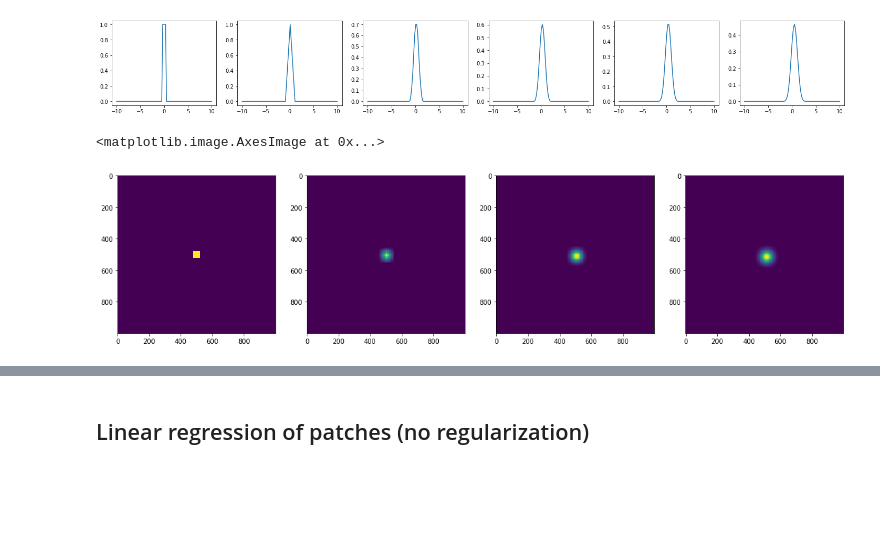
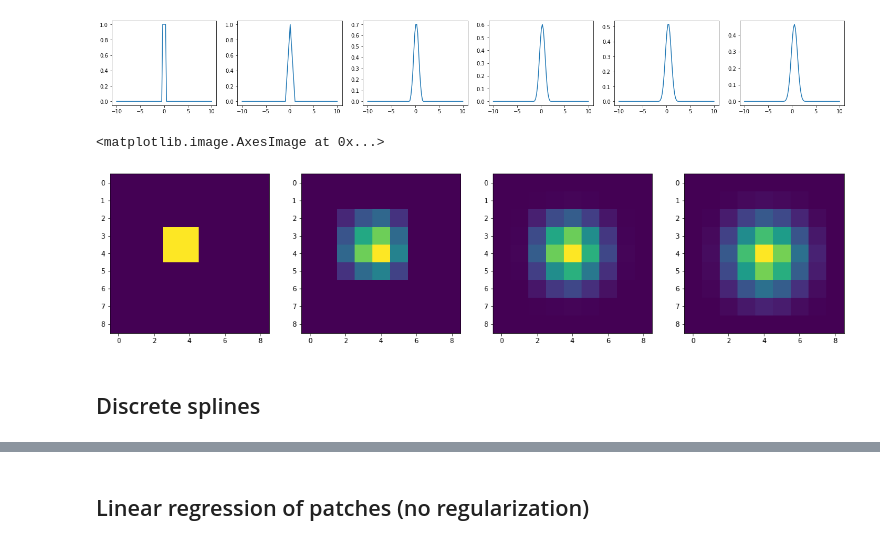
Before and after one commit to pierreglaser/templatematching-mva, a Jupyter notebook: notebooks/playground.ipynb, the cells around one changed output, grey strips where cells are left out. Saved outputs shown, nothing was run; the diff lists cells and outputs as text; code cells hidden in the pictures; blank space fills up the shorter version.

Commit message:
new spline

```diff
--- a/notebooks/playground.ipynb
+++ b/notebooks/playground.ipynb
@@ -216,26 +216,28 @@ B2d = make_2D_spline_deg_n(2)
 # %%
 fig, (ax1, ax2, ax3, ax4) = plt.subplots(nrows=1, ncols=4, figsize=(20, 35))
 
-Nx = Ny = 251
+Nx = Ny = 101
 Nk = Nl = 51
 
 sk = Nx / Nk
 sl = Ny / Nk
 
-x = np.linspace(-Nk, Nl, 1000)
-y = np.linspace(-Nk, Nl, 1000)
+x = np.linspace(-int( 5 * sk /2) + 1, int( 5 * sk /2), 10 * sk / 2)
+y = np.linspace(-int( 5 * sl /2) + 1, int( 5 * sk /2), 10 * sk / 2)
 
 B2d = make_2D_spline_deg_n(0, sk=sk, sl=sl)
 ax1.imshow(B2d(x, y))
 
 B2d = make_2D_spline_deg_n(1, sk=sk, sl=sl)
 ax2.imshow(B2d(x, y))
 
 B2d = make_2D_spline_deg_n(2, sk=sk, sl=sl)
 ax3.imshow(B2d(x, y))
 
 B2d = make_2D_spline_deg_n(3, sk=sk, sl=sl)
 ax4.imshow(B2d(x, y))
 # %% [output]
 <matplotlib.image.AxesImage at 0x...>
-[figure, old version]
+[figure, new version]
+# %% [markdown]
+## Discrete splines
```
Also changed, not shown: parts of 4 cells of this notebook.
